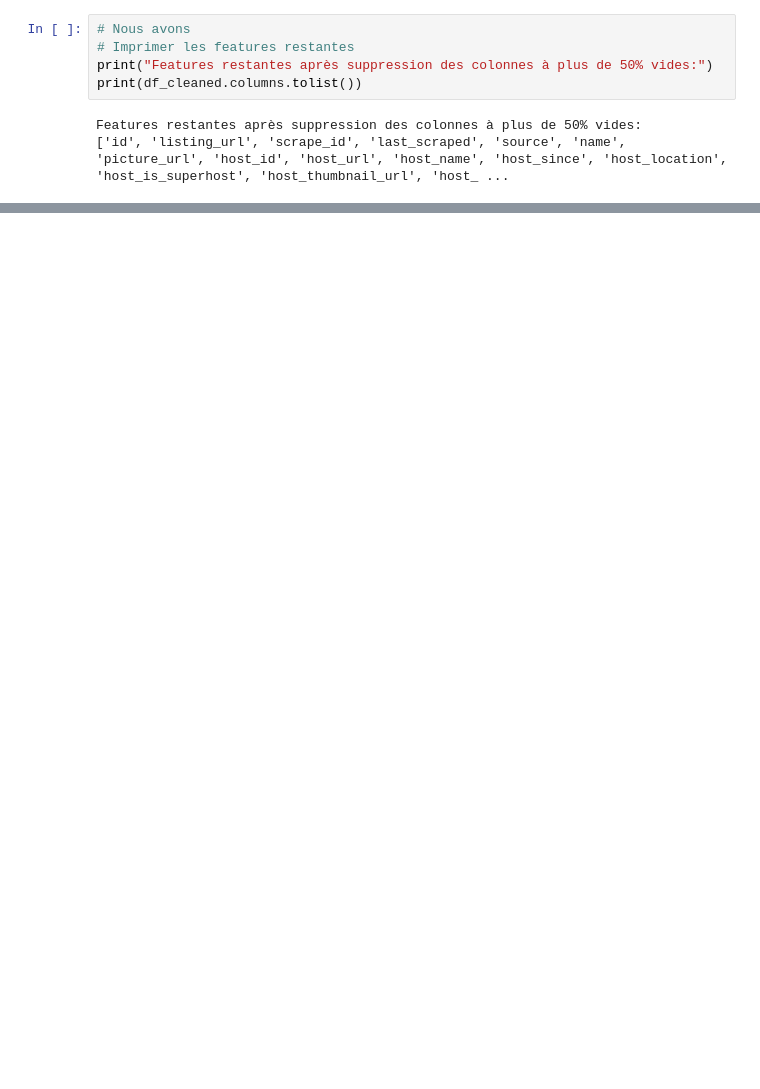
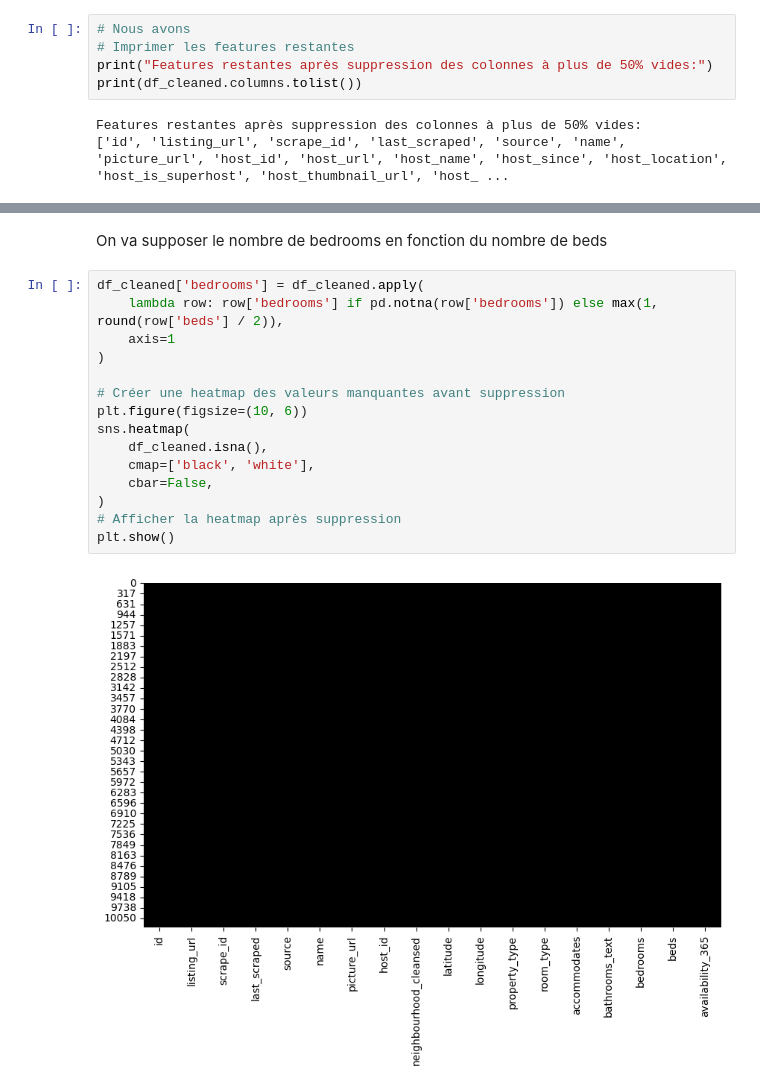
Before and after one commit to AlexandreOuenadio/datathon-2024, a Jupyter notebook: Notebooks/datathon_cleaning_data.ipynb, the cells around one changed output, grey strips where cells are left out. Saved outputs shown, nothing was run; the diff lists cells and outputs as text; blank space fills up the shorter version.

```diff
--- a/Notebooks/datathon_cleaning_data.ipynb
+++ b/Notebooks/datathon_cleaning_data.ipynb
@@ -260 +285,20 @@ Features restantes après suppression des colonnes à plus de 50% vides et des c
+# %% [markdown]
+On va supposer le nombre de bedrooms en fonction du nombre de beds
+# %%
+df_cleaned['bedrooms'] = df_cleaned.apply(
+    lambda row: row['bedrooms'] if pd.notna(row['bedrooms']) else max(1, round(row['beds'] / 2)),
+    axis=1
+)
+
+# Créer une heatmap des valeurs manquantes avant suppression
+plt.figure(figsize=(10, 6))
+sns.heatmap(
+    df_cleaned.isna(),
+    cmap=['black', 'white'],
+    cbar=False,
+)
+# Afficher la heatmap après suppression
+plt.show()
+# %% [output]
+[figure, added]
 # %%
```
Also changed, not shown: parts of 7 cells of this notebook, 1 other file.
